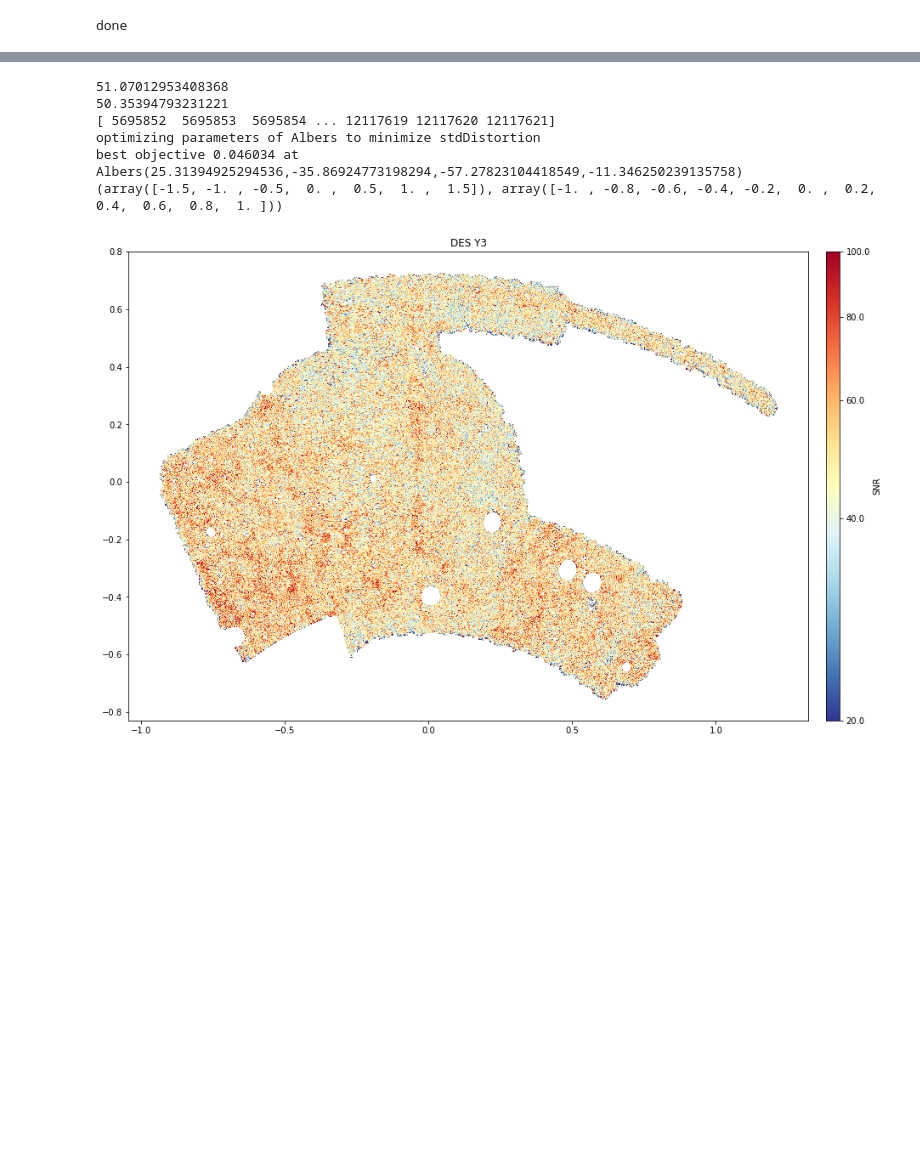
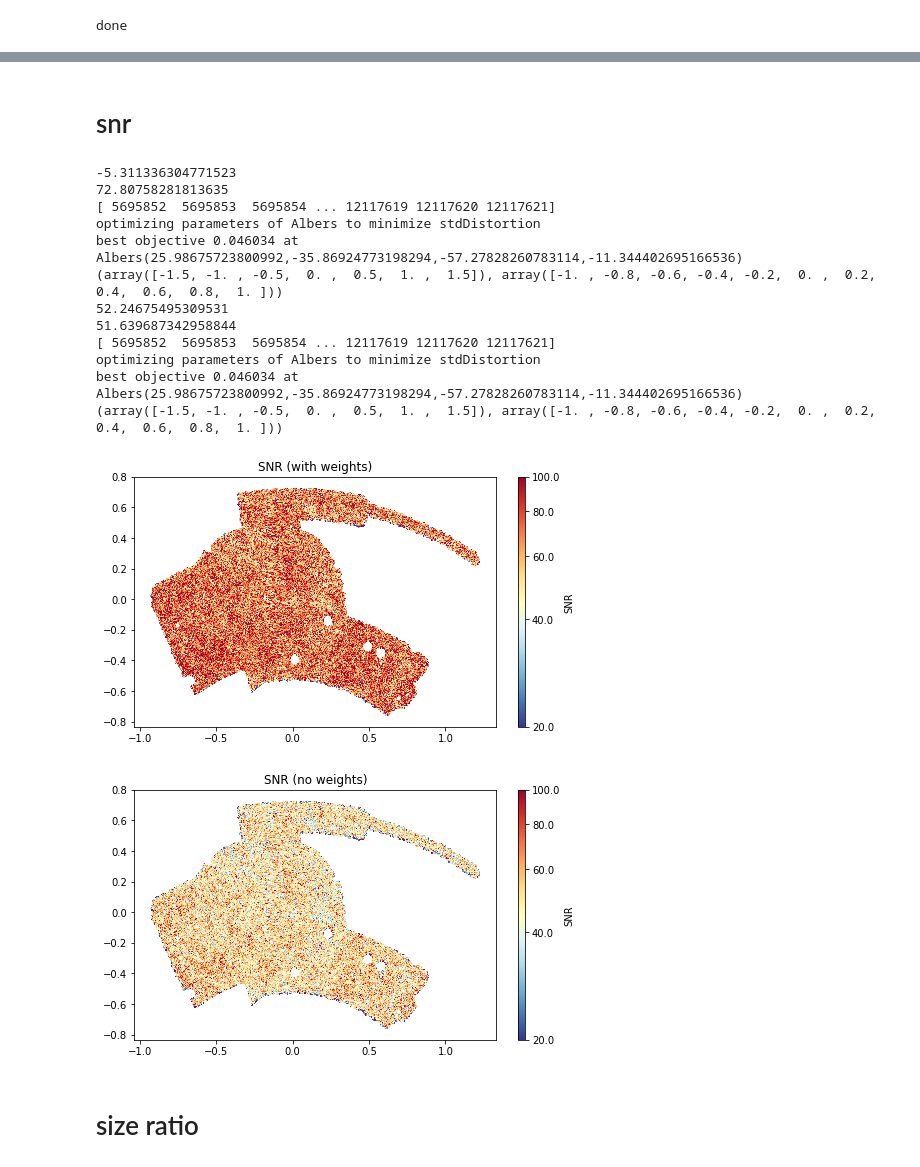
Before and after one commit to des-science/Y3_shearcat_tests, a Jupyter notebook: MapSys.ipynb, the cells around one changed output, grey strips where cells are left out. Cells and saved outputs as stored; diff of their text form; code cells hidden in the pictures; blank space fills up the shorter version.

Commit message:
maps with weights

```diff
--- a/MapSys.ipynb
+++ b/MapSys.ipynb
@@ -221,17 +313,0 @@ best objective 0.046034 at Albers(25.31394925294536,-35.86924773198294,-57.27823
-# %%
-# weight
-w = np.array(master['catalog']['metacal']['unsheared']['weight'])
-w = w[select_all]
-print(np.mean(w))
-print(min(w))
-print(max(w))
-w_map = np.zeros(hp.nside2npix(nside))
-pix1 = convert_to_pix_coord(ra_master[select_all],dec_master[select_all], nside=nside)
-unique_pix1, idx1, idx_rep1 = np.unique(pix1, return_index=True, return_inverse=True)
-w_map[unique_pix1] += np.bincount(idx_rep1, weights=w)
-
-mas_desy3 = desy3_map!=0.
-w_map[mas_desy3] = w_map[mas_desy3]/desy3_map[mas_desy3]
-print(np.mean(w_map[mas_desy3]))
-log_skm_plot(w_map, ~mas_desy3 , sep=15 , title = 'DES Y3',add_rmp=False, ra = [], dec = [], richness = [], x_size = 15, y_size = 15, cb_label = 'weight', vmin = 10, vmax = 60,small_scale='True')
-plt.savefig('weight.pdf')
@@ -248,23 +314,55 @@ best objective 0.046034 at Albers(25.31394925294536,-35.86924773198294,-57.27823
+# %% [markdown]
+# snr
 # %%
-# snr
-snr = snr[select_all]
-print(np.mean(snr))
+sizz = 7 # size plots
+sel_label = 'metacal' #or all
+
+if sel_label == 'metacal':
+    selection_mask = copy.copy(select_metacal)
+elif sel_label == 'all':
+    selection_mask = copy.copy(select_all)
+
+# snr with weights ******************
+
+snr_map_w = np.zeros(hp.nside2npix(nside))
+pix1 = convert_to_pix_coord(ra_master[selection_mask],dec_master[selection_mask], nside=nside)
+unique_pix1, idx1, idx_rep1 = np.unique(pix1, return_index=True, return_inverse=True)
+snr_map_w[unique_pix1] += np.bincount(idx_rep1, weights=snr[selection_mask]*w[selection_mask])
+
+mas_desy3 = desy3_map!=0.
+snr_map_w[mas_desy3] = snr_map_w[mas_desy3]/desy3_map_w[mas_desy3]
+print(np.mean(snr_map_w[mas_desy3]))
+log_skm_plot(snr_map_w, ~mas_desy3 , sep=15 , title = 'SNR (with weights)',add_rmp=False, ra = [], dec = [], richness = [], x_size = sizz, y_size = sizz, cb_label = 'SNR', vmin = 20, vmax = 100,small_scale='True')
+plt.savefig('./figures_maps/snr_with_weights.pdf')
+
+plt.show()
+# snr ******************
+
 snr_map = np.zeros(hp.nside2npix(nside))
-pix1 = convert_to_pix_coord(ra_master[select_all],dec_master[select_all], nside=nside)
+pix1 = convert_to_pix_coord(ra_master[selection_mask],dec_master[selection_mask], nside=nside)
 unique_pix1, idx1, idx_rep1 = np.unique(pix1, return_index=True, return_inverse=True)
-snr_map[unique_pix1] += np.bincount(idx_rep1, weights=snr)
+snr_map[unique_pix1] += np.bincount(idx_rep1, weights=snr[selection_mask])
 
 mas_desy3 = desy3_map!=0.
 snr_map[mas_desy3] = snr_map[mas_desy3]/desy3_map[mas_desy3]
 print(np.mean(snr_map[mas_desy3]))
-log_skm_plot(snr_map, ~mas_desy3 , sep=15 , title = 'DES Y3',add_rmp=False, ra = [], dec = [], richness = [], x_size = 15, y_size = 15, cb_label = 'SNR', vmin = 20, vmax = 100,small_scale='True')
-plt.savefig('snr.pdf')
+log_skm_plot(snr_map, ~mas_desy3 , sep=15 , title = 'SNR (no weights)',add_rmp=False, ra = [], dec = [], richness = [], x_size = sizz, y_size = sizz, cb_label = 'SNR', vmin = 20, vmax = 100,small_scale='True')
+plt.savefig('./figures_maps/snr.pdf')
 # %% [output]
-51.07012953408368
-50.35394793231221
+-5.311336304771523
+72.80758281813635
 [ 5695852  5695853  5695854 ... 12117619 12117620 12117621]
 optimizing parameters of Albers to minimize stdDistortion
-best objective 0.046034 at Albers(25.31394925294536,-35.86924773198294,-57.27823104418549,-11.346250239135758)
+best objective 0.046034 at Albers(25.98675723800992,-35.86924773198294,-57.27828260783114,-11.344402695166536)
 (array([-1.5, -1. , -0.5,  0. ,  0.5,  1. ,  1.5]), array([-1. , -0.8, -0.6, -0.4, -0.2,  0. ,  0.2,  0.4,  0.6,  0.8,  1. ]))
+52.24675495309531
+51.639687342958844
+[ 5695852  5695853  5695854 ... 12117619 12117620 12117621]
+optimizing parameters of Albers to minimize stdDistortion
+best objective 0.046034 at Albers(25.98675723800992,-35.86924773198294,-57.27828260783114,-11.344402695166536)
+(array([-1.5, -1. , -0.5,  0. ,  0.5,  1. ,  1.5]), array([-1. , -0.8, -0.6, -0.4, -0.2,  0. ,  0.2,  0.4,  0.6,  0.8,  1. ]))
-[figure, old version]
+[figure, new version]
+[figure, added]
+# %% [markdown]
+# size ratio
 # %%
```
Also changed, not shown: parts of 21 cells of this notebook.
